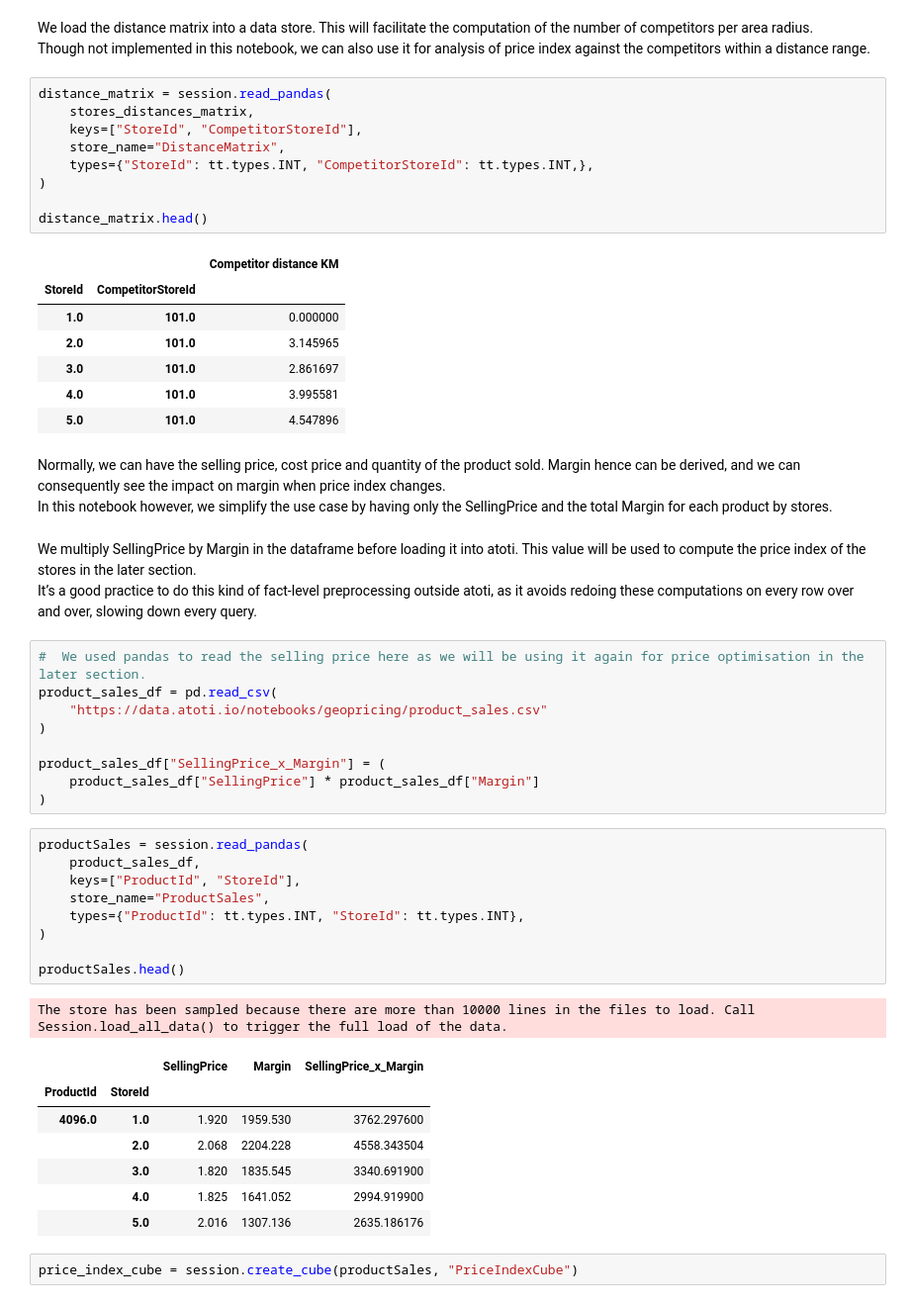
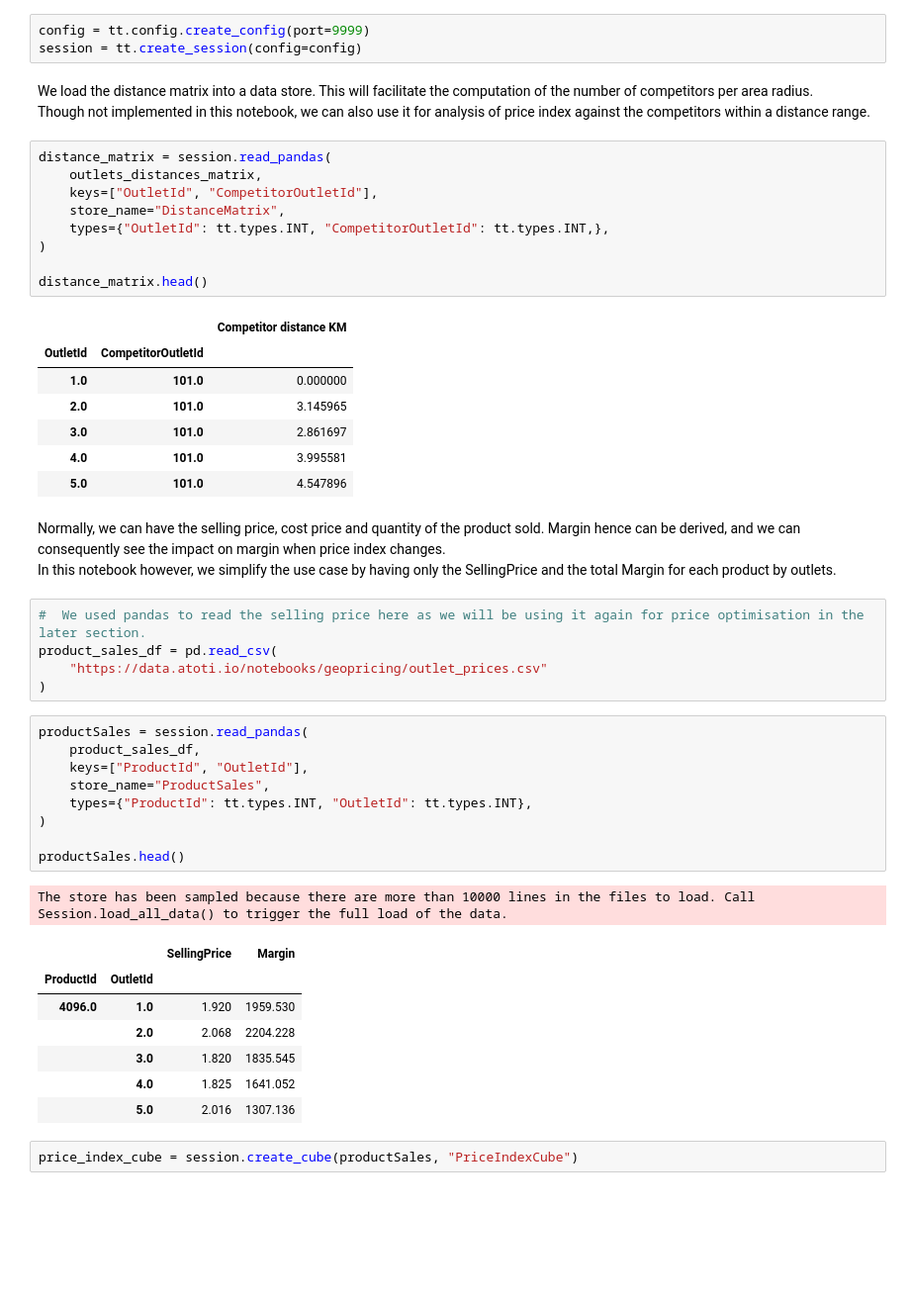
Before and after one commit to atoti/notebooks, a Jupyter notebook: retail/geopricing/main.ipynb, the cells around one changed output. Shown at 99% size. Drawn from its saved outputs; the diff is of its cells as text; blank space fills up the shorter version.

```diff
--- a/retail/geopricing/main.ipynb
+++ b/retail/geopricing/main.ipynb
@@ -107,18 +105,21 @@ session = tt.create_session()
+# %%
+config = tt.config.create_config(port=9999)
+session = tt.create_session(config=config)
 # %% [markdown]
 We load the distance matrix into a data store. This will facilitate the computation of the number of competitors per area radius.
 Though not implemented in this notebook, we can also use it for analysis of price index against the competitors within a distance range.
 # %%
 distance_matrix = session.read_pandas(
-    stores_distances_matrix,
-    keys=["StoreId", "CompetitorStoreId"],
+    outlets_distances_matrix,
+    keys=["OutletId", "CompetitorOutletId"],
     store_name="DistanceMatrix",
-    types={"StoreId": tt.types.INT, "CompetitorStoreId": tt.types.INT,},
+    types={"OutletId": tt.types.INT, "CompetitorOutletId": tt.types.INT,},
 )
 
 distance_matrix.head()
 # %% [output]
 |  |  | Competitor distance KM |
-| StoreId | CompetitorStoreId |  |
+| OutletId | CompetitorOutletId |  |
 | 1.0 | 101.0 | 0.000000 |
 | 2.0 | 101.0 | 3.145965 |
 | 3.0 | 101.0 | 2.861697 |
@@ -126,37 +127,30 @@ distance_matrix.head()
 | 5.0 | 101.0 | 4.547896 |
 # %% [markdown]
 Normally, we can have the selling price, cost price and quantity of the product sold. Margin hence can be derived, and we can consequently see the impact on margin when price index changes.
-In this notebook however, we simplify the use case by having only the SellingPrice and the total Margin for each product by stores.
+In this notebook however, we simplify the use case by having only the SellingPrice and the total Margin for each product by outlets.
-# %% [markdown]
-We multiply SellingPrice by Margin in the dataframe before loading it into atoti. This value will be used to compute the price index of the stores in the later section.
-It’s a good practice to do this kind of fact-level preprocessing outside atoti, as it avoids redoing these computations on every row over and over, slowing down every query.
 # %%
 #  We used pandas to read the selling price here as we will be using it again for price optimisation in the later section.
 product_sales_df = pd.read_csv(
-    "https://data.atoti.io/notebooks/geopricing/product_sales.csv"
+    "https://data.atoti.io/notebooks/geopricing/outlet_prices.csv"
 )
-
-product_sales_df["SellingPrice_x_Margin"] = (
-    product_sales_df["SellingPrice"] * product_sales_df["Margin"]
-)
 # %%
 productSales = session.read_pandas(
     product_sales_df,
-    keys=["ProductId", "StoreId"],
+    keys=["ProductId", "OutletId"],
     store_name="ProductSales",
-    types={"ProductId": tt.types.INT, "StoreId": tt.types.INT},
+    types={"ProductId": tt.types.INT, "OutletId": tt.types.INT},
 )
 
 productSales.head()
 # %% [output]
 The store has been sampled because there are more than 10000 lines in the files to load. Call Session.load_all_data() to trigger the full load of the data.
-|  |  | SellingPrice | Margin | SellingPrice_x_Margin |
-| ProductId | StoreId |  |  |  |
-| 4096.0 | 1.0 | 1.920 | 1959.530 | 3762.297600 |
-|  | 2.0 | 2.068 | 2204.228 | 4558.343504 |
-|  | 3.0 | 1.820 | 1835.545 | 3340.691900 |
-|  | 4.0 | 1.825 | 1641.052 | 2994.919900 |
-|  | 5.0 | 2.016 | 1307.136 | 2635.186176 |
+|  |  | SellingPrice | Margin |
+| ProductId | OutletId |  |  |
+| 4096.0 | 1.0 | 1.920 | 1959.530 |
+|  | 2.0 | 2.068 | 2204.228 |
+|  | 3.0 | 1.820 | 1835.545 |
+|  | 4.0 | 1.825 | 1641.052 |
+|  | 5.0 | 2.016 | 1307.136 |
 # %%
 price_index_cube = session.create_cube(productSales, "PriceIndexCube")
 # %% [markdown]
```
Also changed, not shown: parts of 82 cells of this notebook, 2 other files.
